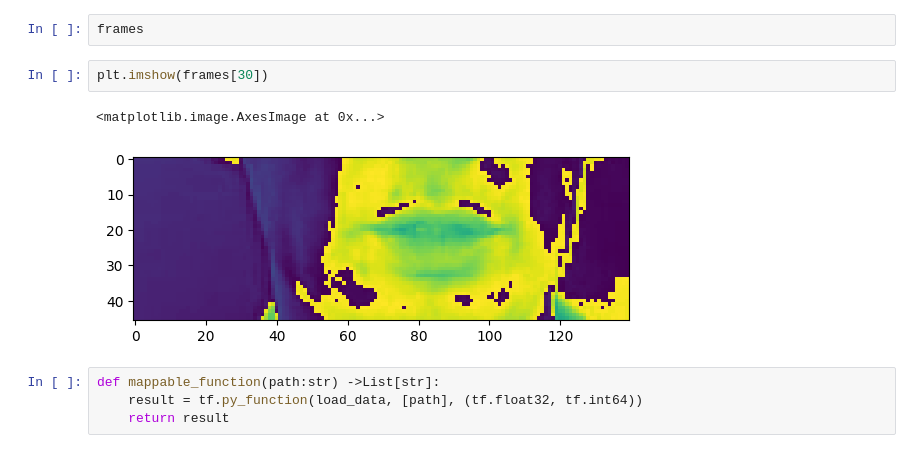
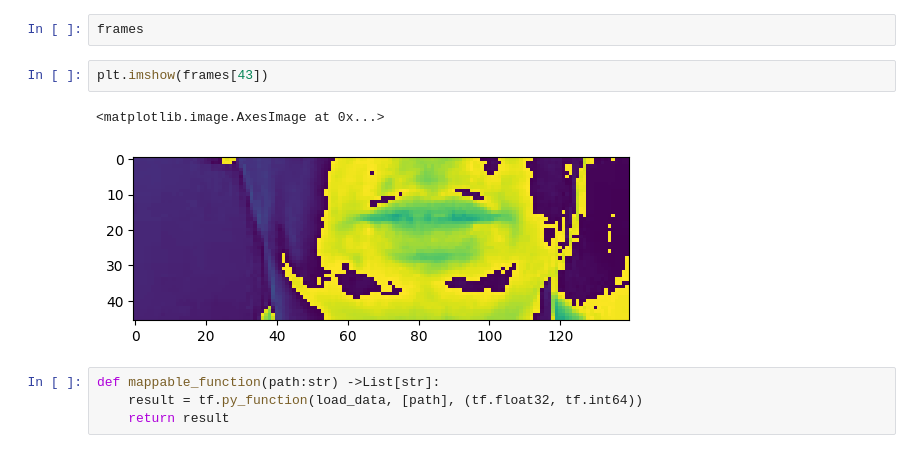
Before and after one commit to Flychuban/LipReadingApp, a Jupyter notebook: lip_reading_model.ipynb, the cells around one changed output. Saved outputs shown, nothing was run; the diff lists cells and outputs as text.

```diff
--- a/lip_reading_model.ipynb
+++ b/lip_reading_model.ipynb
@@ -77,10 +95,10 @@ frames, alignments = load_data(tf.convert_to_tensor(test_path))
 # %%
 frames
 # %%
-plt.imshow(frames[30])
+plt.imshow(frames[43])
 # %% [output]
 <matplotlib.image.AxesImage at 0x...>
-[figure, old version]
+[figure, new version]
 # %%
 def mappable_function(path:str) ->List[str]:
     result = tf.py_function(load_data, [path], (tf.float32, tf.int64))
```
Also changed, not shown: parts of 8 cells of this notebook.
